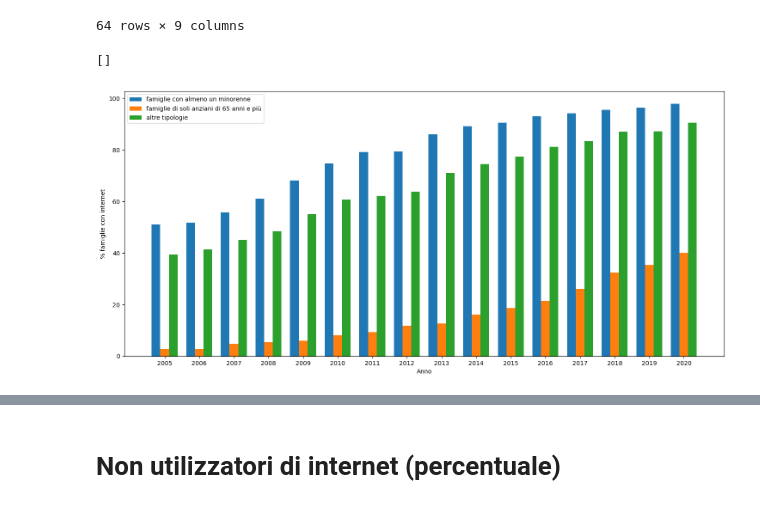
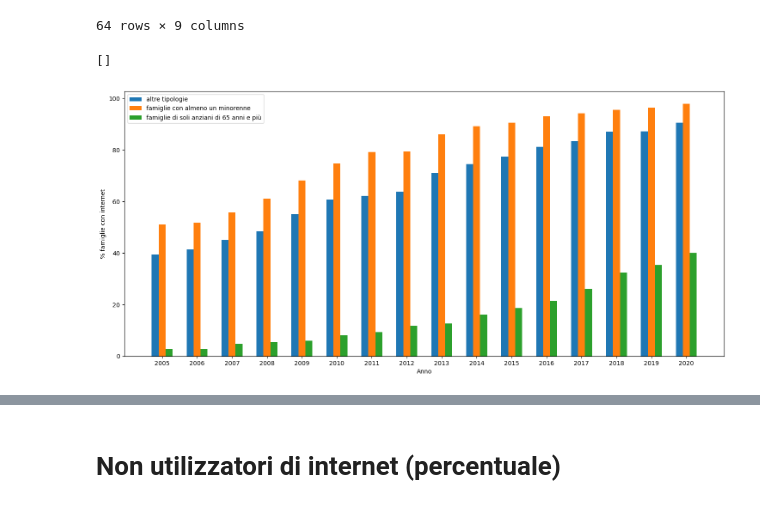
Before and after one commit to mattia01017/EsameSciVis, a Jupyter notebook: famiglia_e_PA.ipynb, the cells around one changed output, grey strips where cells are left out. Saved outputs shown, nothing was run; the diff lists cells and outputs as text; code cells hidden in the pictures.

```diff
--- a/famiglia_e_PA.ipynb
+++ b/famiglia_e_PA.ipynb
@@ -79,6 +79,8 @@ f.set_figwidth(18)
 
 ax.set_yticks(years)
 ax.invert_yaxis()
+ax.set_xlabel("% famiglie con Internet in casa")
+ax.set_ylabel("Anno")
 offsets = [0] * len(years)
 for z in zones:
     xd = datazsyesn.loc[datazsyesn['Territorio'] == z, 'Value']
@@ -130,32 +132,33 @@ famdat
 # %%
 types = list(set(famdat['Tipologia familiare'].values))
 types.remove('totale famiglie')
+types.sort()
 
 years = list(set(famdat['TIME'].values))
 years.sort()
 
 famdat = famdat.sort_values('TIME')
 
 f, ax = plt.subplots()
 
 f.set_figheight(8)
 f.set_figwidth(18)
 
 dim = len(types)
-w = .75
+w = .6
 dimw = w / dim
 
 for i,t in enumerate(types):
     ax.bar(
         list(map(lambda x: x + i*dimw, years)),
         famdat.loc[famdat['Tipologia familiare'] == t, 'Value'],
         dimw, label=t
     )
 ax.legend()
 ax.set_xlabel("Anno")
 ax.set_ylabel("% famiglie con internet")
 ax.set_xticks(list(map(lambda x: x+dimw, years)), labels=years)
 plt.plot()
 # %% [output]
 []
-[figure, old version]
+[figure, new version]
```
Also changed, not shown: parts of 8 cells of this notebook.
